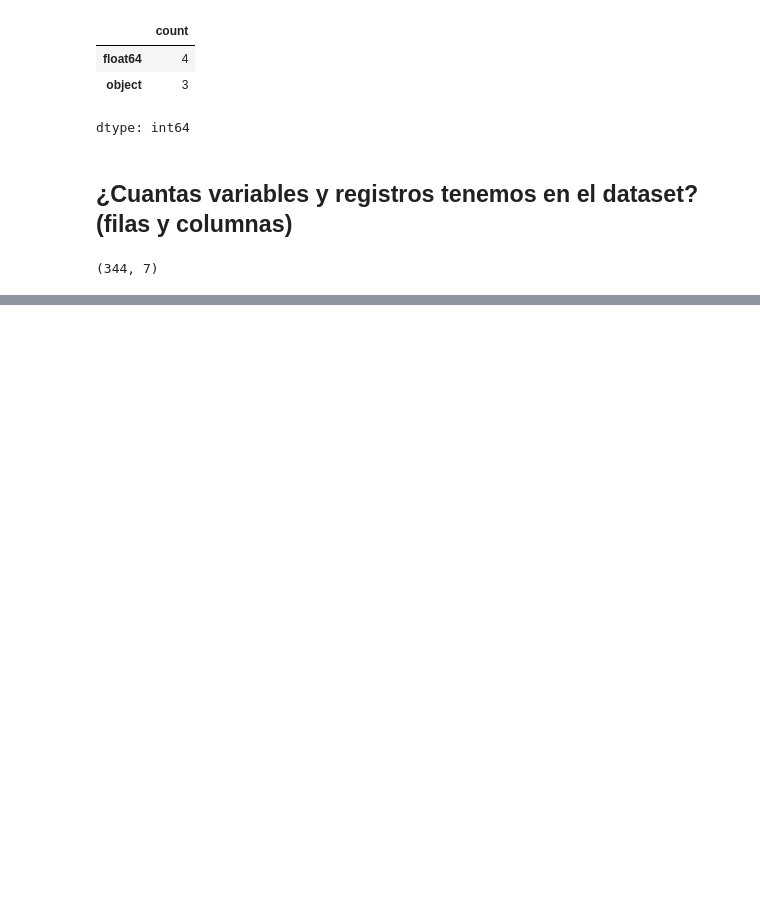
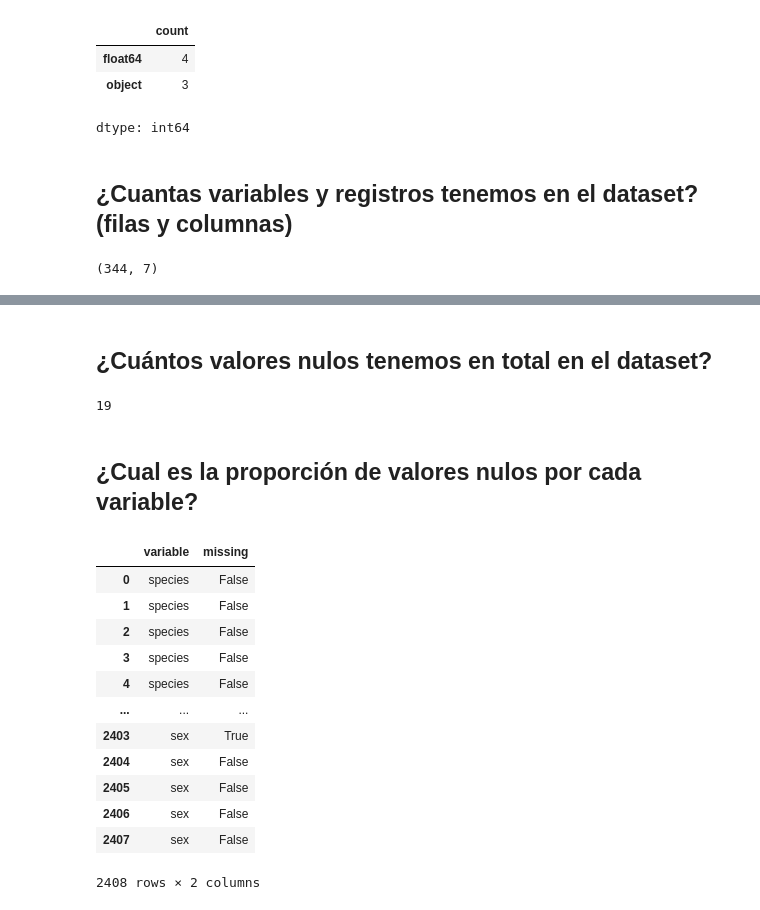
Before and after one commit to cesarmayta/BOOTCAMP_DSG1, a Jupyter notebook: dia1/01_eda_validaciones.ipynb, the cells around one changed output, grey strips where cells are left out. Saved outputs shown, nothing was run; the diff lists cells and outputs as text; code cells hidden in the pictures; blank space fills up the shorter version.

```diff
--- a/dia1/01_eda_validaciones.ipynb
+++ b/dia1/01_eda_validaciones.ipynb
@@ -57,0 +106,24 @@ preprocessed_peguins_df.shape
+# %% [markdown]
+## ¿Cuántos valores nulos tenemos en total en el dataset?
+# %%
+preprocessed_peguins_df.isnull().sum().sum()
+# %% [output]
+19
+# %% [markdown]
+## ¿Cual es la proporción de valores nulos por cada variable?
+# %%
+preprocessed_peguins_df.isnull().melt(value_name='missing')
+# %% [output]
+|  | variable | missing |
+| 0 | species | False |
+| 1 | species | False |
+| 2 | species | False |
+| 3 | species | False |
+| 4 | species | False |
+| ... | ... | ... |
+| 2403 | sex | True |
+| 2404 | sex | False |
+| 2405 | sex | False |
+| 2406 | sex | False |
+| 2407 | sex | False |
+2408 rows × 2 columns
```
Also changed, not shown: parts of 7 cells of this notebook.
